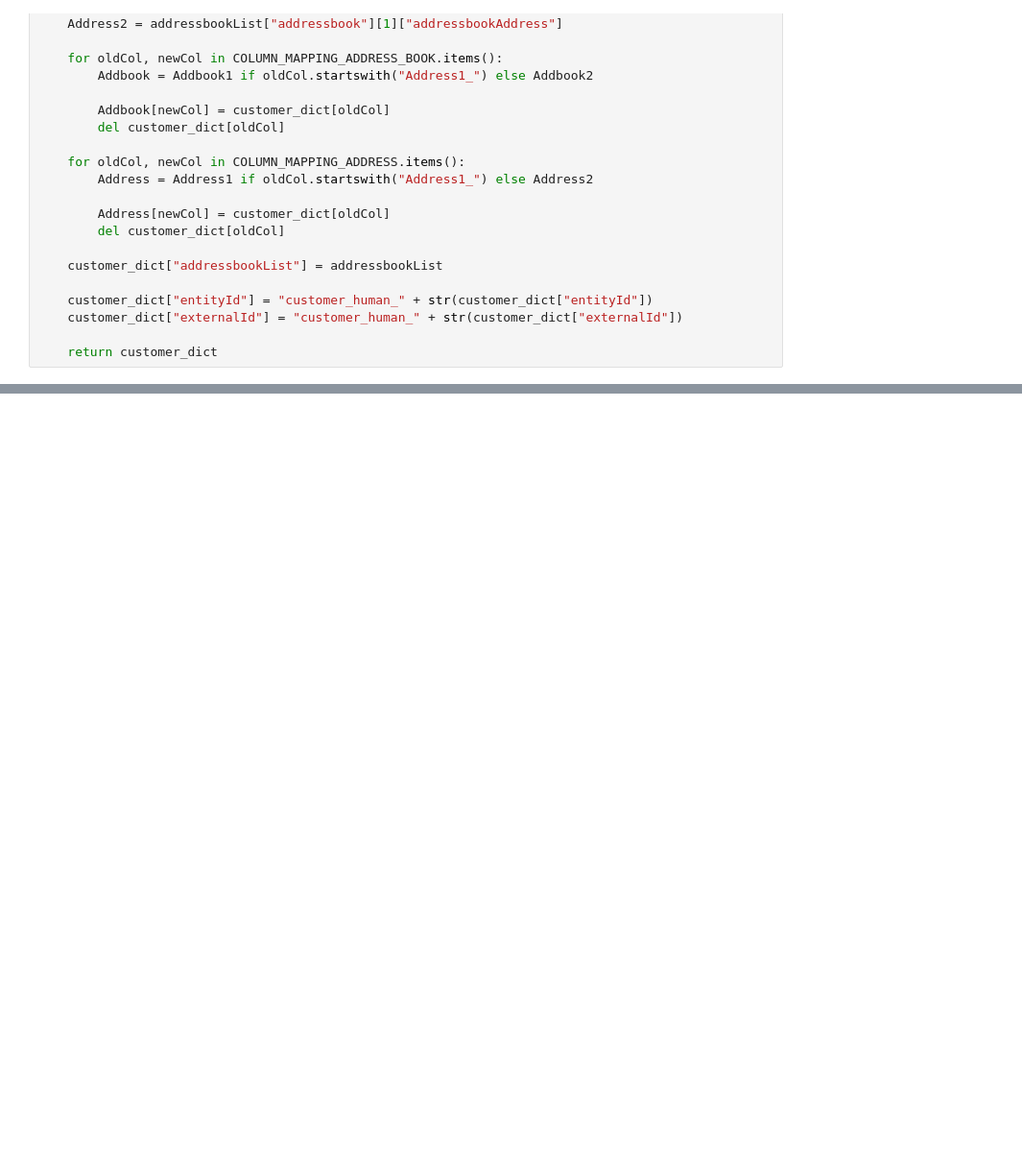
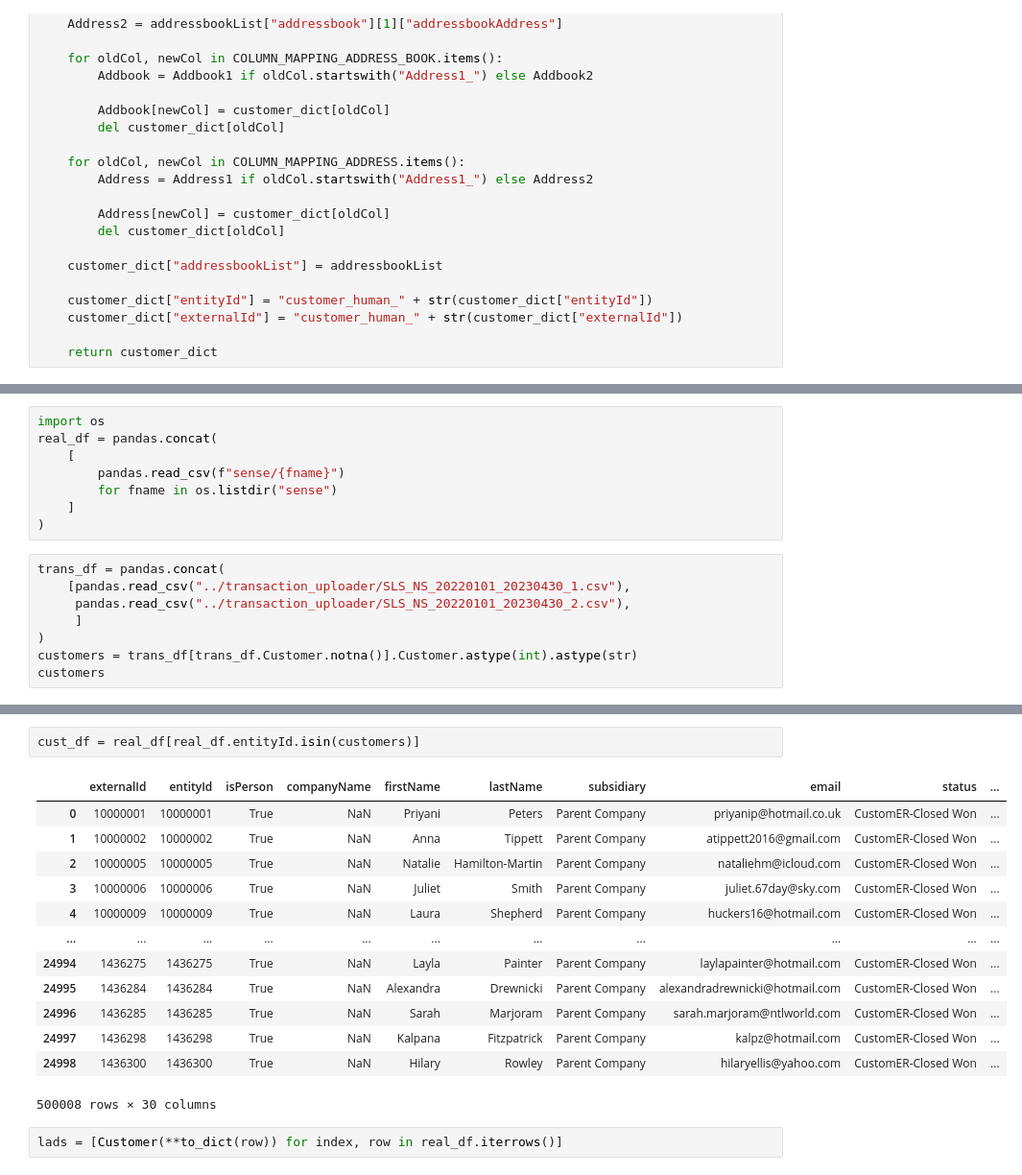
Before and after one commit to Oliver-Bonas/netsuite_uploader, a Jupyter notebook: customer_uploader/upload_customers.ipynb, the cells around one changed output, grey strips where cells are left out. Shown at 96% size. Saved outputs shown, nothing was run; the diff lists cells and outputs as text; blank space fills up the shorter version.

```diff
--- a/customer_uploader/upload_customers.ipynb
+++ b/customer_uploader/upload_customers.ipynb
@@ -106,0 +107,16 @@ test_list
+# %%
+import os
+real_df = pandas.concat(
+    [
+        pandas.read_csv(f"sense/{fname}")
+        for fname in os.listdir("sense")
+    ]
+)
+# %%
+trans_df = pandas.concat(
+    [pandas.read_csv("../transaction_uploader/SLS_NS_20220101_20230430_1.csv"),
+     pandas.read_csv("../transaction_uploader/SLS_NS_20220101_20230430_2.csv"),
+     ]
+)
+customers = trans_df[trans_df.Customer.notna()].Customer.astype(int).astype(str)
+customers
@@ -106,0 +147,18 @@ test_list
+# %%
+cust_df = real_df[real_df.entityId.isin(customers)]
+# %% [output]
+|  | externalId | entityId | isPerson | companyName | firstName | lastName | subsidiary | email | status | ... |
+| 0 | 10000001 | 10000001 | True | NaN | Priyani | Peters | Parent Company | priyanip@hotmail.co.uk | CustomER-Closed Won | ... |
+| 1 | 10000002 | 10000002 | True | NaN | Anna | Tippett | Parent Company | atippett2016@gmail.com | CustomER-Closed Won | ... |
+| 2 | 10000005 | 10000005 | True | NaN | Natalie | Hamilton-Martin | Parent Company | nataliehm@icloud.com | CustomER-Closed Won | ... |
+| 3 | 10000006 | 10000006 | True | NaN | Juliet | Smith | Parent Company | juliet.67day@sky.com | CustomER-Closed Won | ... |
+| 4 | 10000009 | 10000009 | True | NaN | Laura | Shepherd | Parent Company | huckers16@hotmail.com | CustomER-Closed Won | ... |
+| ... | ... | ... | ... | ... | ... | ... | ... | ... | ... | ... |
+| 24994 | 1436275 | 1436275 | True | NaN | Layla | Painter | Parent Company | laylapainter@hotmail.com | CustomER-Closed Won | ... |
+| 24995 | 1436284 | 1436284 | True | NaN | Alexandra | Drewnicki | Parent Company | alexandradrewnicki@hotmail.com | CustomER-Closed Won | ... |
+| 24996 | 1436285 | 1436285 | True | NaN | Sarah | Marjoram | Parent Company | sarah.marjoram@ntlworld.com | CustomER-Closed Won | ... |
+| 24997 | 1436298 | 1436298 | True | NaN | Kalpana | Fitzpatrick | Parent Company | kalpz@hotmail.com | CustomER-Closed Won | ... |
+| 24998 | 1436300 | 1436300 | True | NaN | Hilary | Rowley | Parent Company | hilaryellis@yahoo.com | CustomER-Closed Won | ... |
+500008 rows × 30 columns
+# %%
+lads = [Customer(**to_dict(row)) for index, row in real_df.iterrows()]
```
Also changed, not shown: parts of 11 cells of this notebook, 20 other files.
